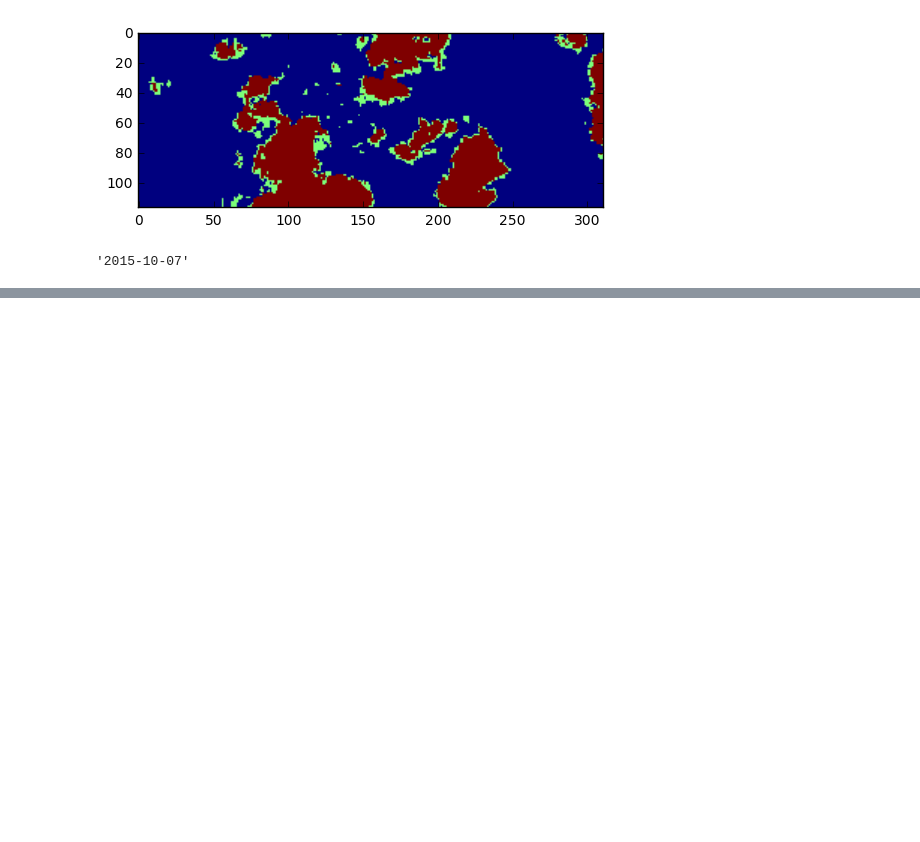
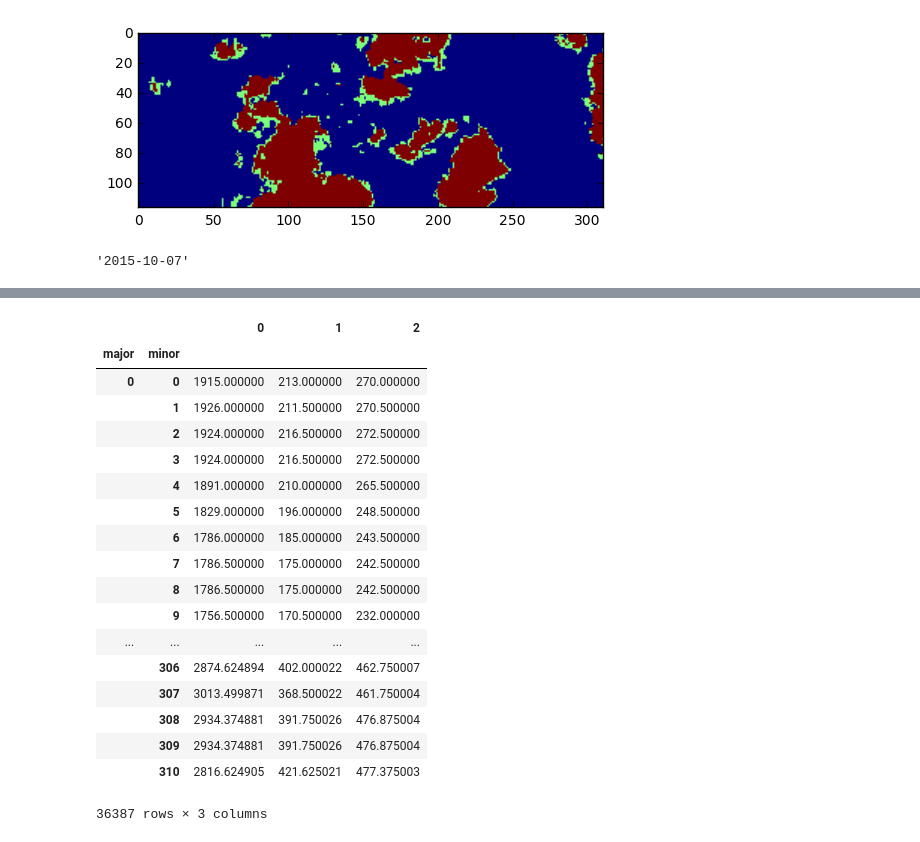
Before and after one commit to HKCaesar/EarthEngineDataProcessing, a Jupyter notebook: read_geotiff.ipynb, the cells around one changed output, grey strips where cells are left out. Drawn from its saved outputs; the diff is of its cells as text; code cells hidden in the pictures; blank space fills up the shorter version.

```diff
--- a/read_geotiff.ipynb
+++ b/read_geotiff.ipynb
@@ -263,0 +271,22 @@ plt.show()
+# %%
+convert_to_dataframe(images[mid])
+# %% [output]
+|  |  | 0 | 1 | 2 |
+| major | minor |  |  |  |
+| 0 | 0 | 1915.000000 | 213.000000 | 270.000000 |
+|  | 1 | 1926.000000 | 211.500000 | 270.500000 |
+|  | 2 | 1924.000000 | 216.500000 | 272.500000 |
+|  | 3 | 1924.000000 | 216.500000 | 272.500000 |
+|  | 4 | 1891.000000 | 210.000000 | 265.500000 |
+|  | 5 | 1829.000000 | 196.000000 | 248.500000 |
+|  | 6 | 1786.000000 | 185.000000 | 243.500000 |
+|  | 7 | 1786.500000 | 175.000000 | 242.500000 |
+|  | 8 | 1786.500000 | 175.000000 | 242.500000 |
+|  | 9 | 1756.500000 | 170.500000 | 232.000000 |
+| ... | ... | ... | ... | ... |
+|  | 306 | 2874.624894 | 402.000022 | 462.750007 |
+|  | 307 | 3013.499871 | 368.500022 | 461.750004 |
+|  | 308 | 2934.374881 | 391.750026 | 476.875004 |
+|  | 309 | 2934.374881 | 391.750026 | 476.875004 |
+|  | 310 | 2816.624905 | 421.625021 | 477.375003 |
+36387 rows × 3 columns
```
Also changed, not shown: parts of 10 cells of this notebook.
